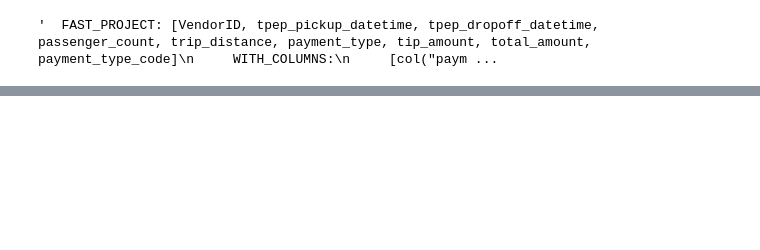
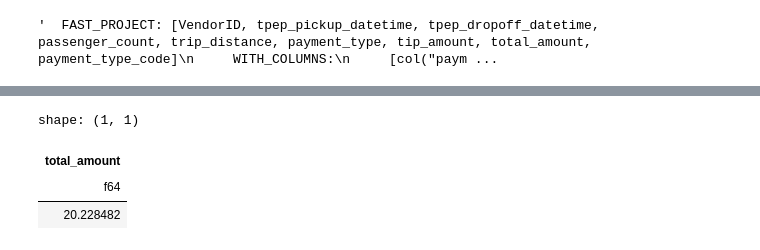
Before and after one commit to pabloqvazquez/polars-pandas, a Jupyter notebook: jupyter/Polars.ipynb, the cells around one changed output, grey strips where cells are left out. Saved outputs shown, nothing was run; the diff lists cells and outputs as text; code cells hidden in the pictures; blank space fills up the shorter version.

```diff
--- a/jupyter/Polars.ipynb
+++ b/jupyter/Polars.ipynb
@@ -207,0 +254,4 @@ shape: (100, 10)
+# %%
+%%time
+lazy_df.select("total_amount").mean().collect()
+# %% [output]
@@ -207,0 +260,4 @@ shape: (100, 10)
+shape: (1, 1)
+| total_amount |
+| f64 |
+| 20.228482 |
```
Also changed, not shown: parts of 14 cells of this notebook.
